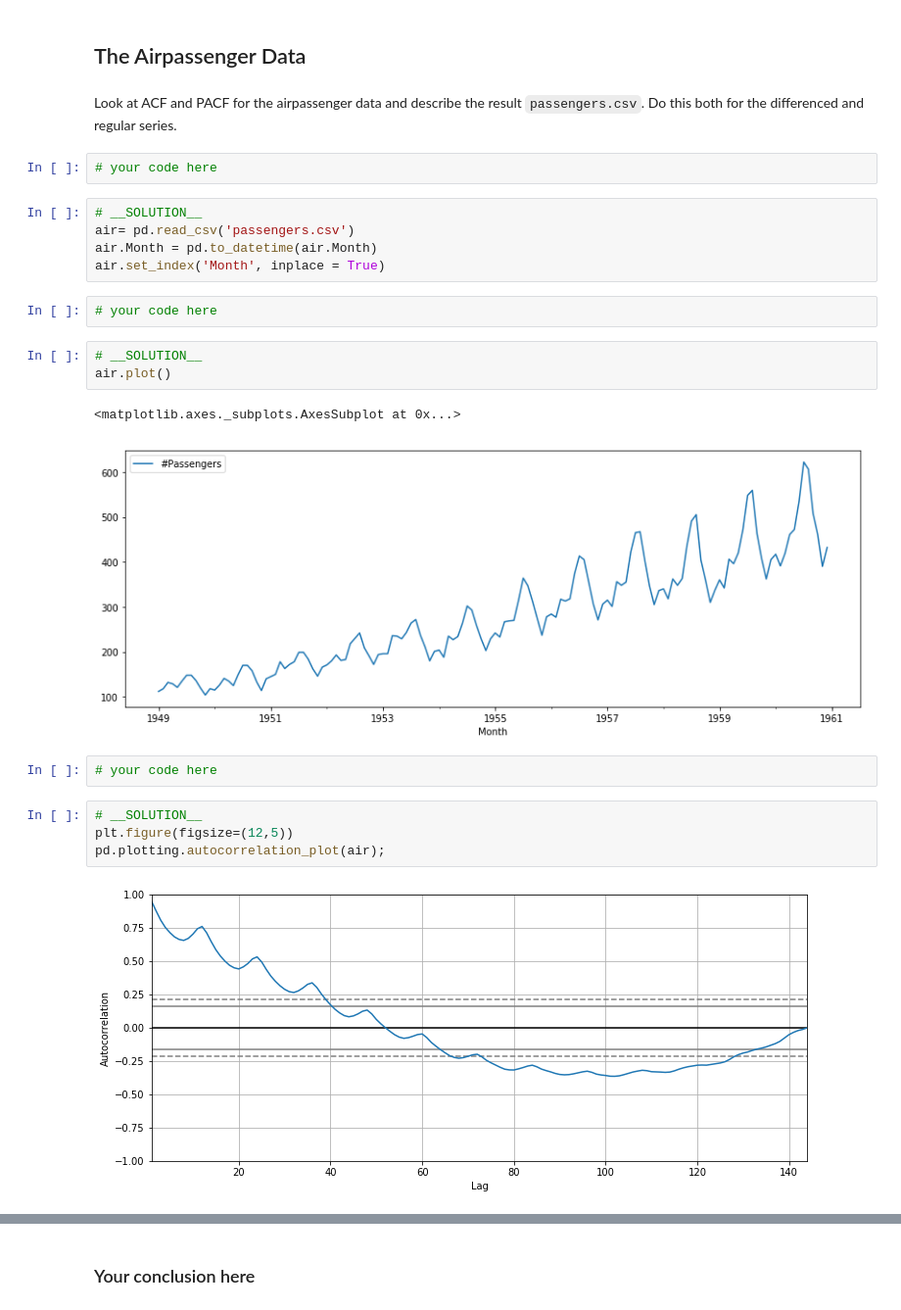
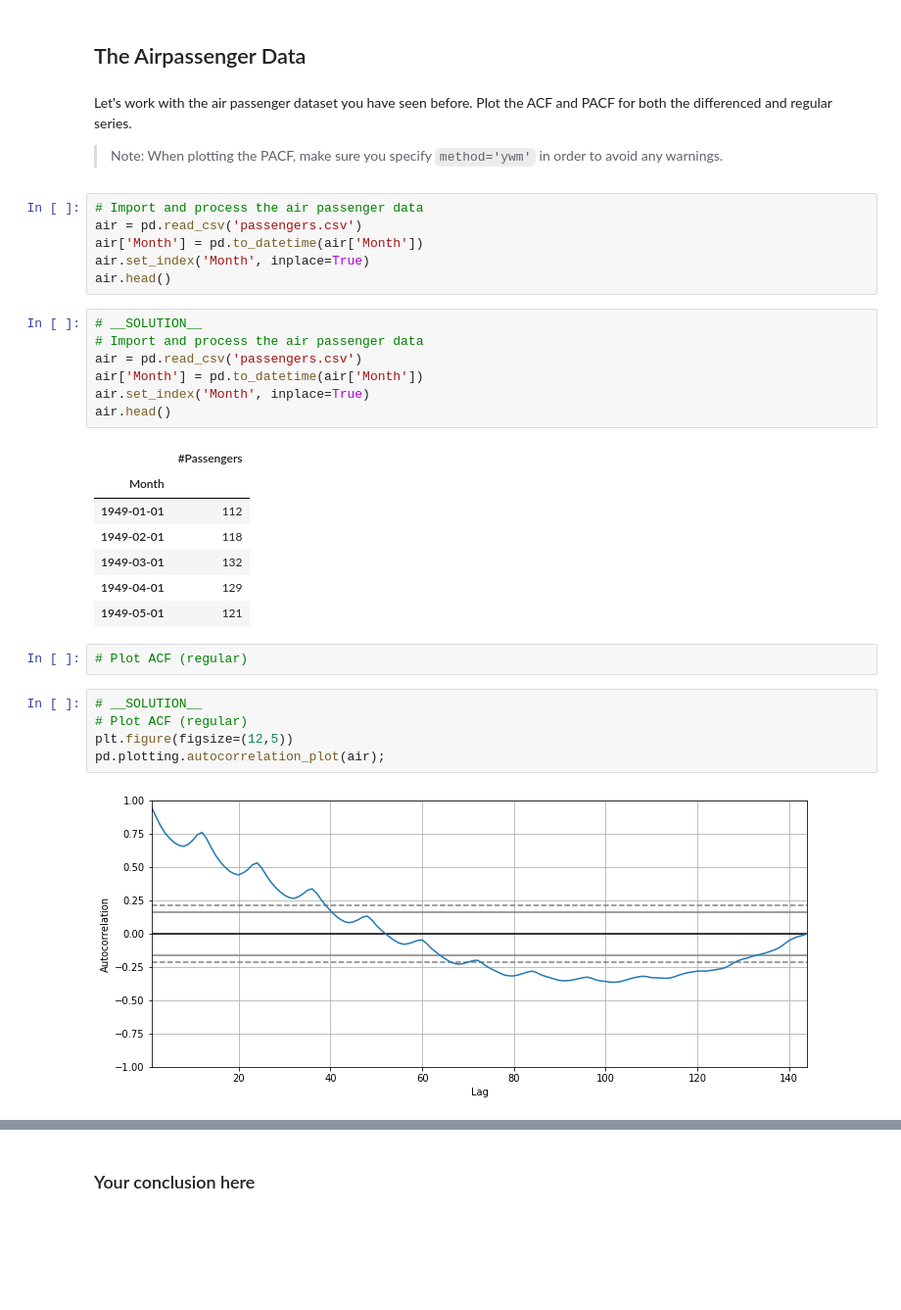
Before and after one commit to learn-co-curriculum/dsc-corr-autocorr-in-time-series-lab, a Jupyter notebook: index.ipynb, the cells around one changed output, grey strips where cells are left out. Shown: that part at 98% size. Cells and saved outputs as stored; diff of their text form; blank space fills up the shorter version.

```diff
--- a/index.ipynb
+++ b/index.ipynb
@@ -186,26 +242,35 @@ This is interesting! Remember that *Partial Autocorrelation Function* gives the
 # %% [markdown]
 ## The Airpassenger Data
-# %% [markdown]
-Look at ACF and PACF for the airpassenger data and describe the result `passengers.csv`. Do this both for the differenced and regular series.
-# %%
-# your code here
+# %% [markdown]
+Let's work with the air passenger dataset you have seen before. Plot the ACF and PACF for both the differenced and regular series.
+
+> Note: When plotting the PACF, make sure you specify `method='ywm'` in order to avoid any warnings.
+# %%
+# Import and process the air passenger data
+air = pd.read_csv('passengers.csv')
+air['Month'] = pd.to_datetime(air['Month'])
+air.set_index('Month', inplace=True)
+air.head()
 # %%
 # __SOLUTION__
-air= pd.read_csv('passengers.csv')
-air.Month = pd.to_datetime(air.Month)
-air.set_index('Month', inplace = True)
+# Import and process the air passenger data
+air = pd.read_csv('passengers.csv')
+air['Month'] = pd.to_datetime(air['Month'])
+air.set_index('Month', inplace=True)
+air.head()
+# %% [output]
+|  | #Passengers |
+| Month |  |
+| 1949-01-01 | 112 |
+| 1949-02-01 | 118 |
+| 1949-03-01 | 132 |
+| 1949-04-01 | 129 |
+| 1949-05-01 | 121 |
-# %%
-# your code here
-# %%
-# __SOLUTION__
-air.plot()
-# %% [output]
-<matplotlib.axes._subplots.AxesSubplot at 0x...>
-[figure, removed]
-# %%
-# your code here
+# %%
+# Plot ACF (regular)
 # %%
 # __SOLUTION__
+# Plot ACF (regular)
 plt.figure(figsize=(12,5))
 pd.plotting.autocorrelation_plot(air);
 # %% [output]
```
Also changed, not shown: parts of 82 cells of this notebook.
